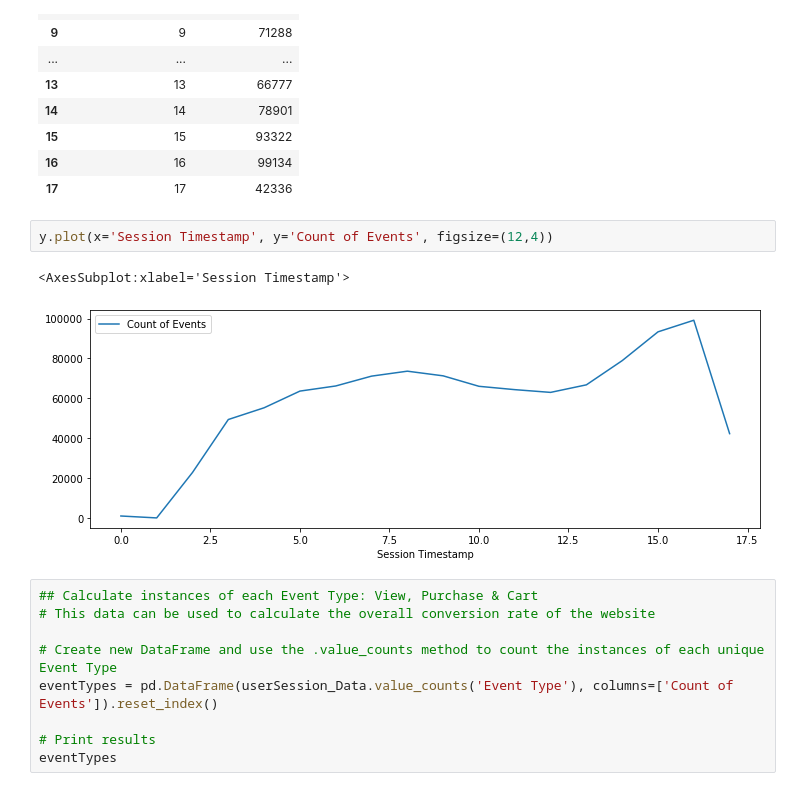
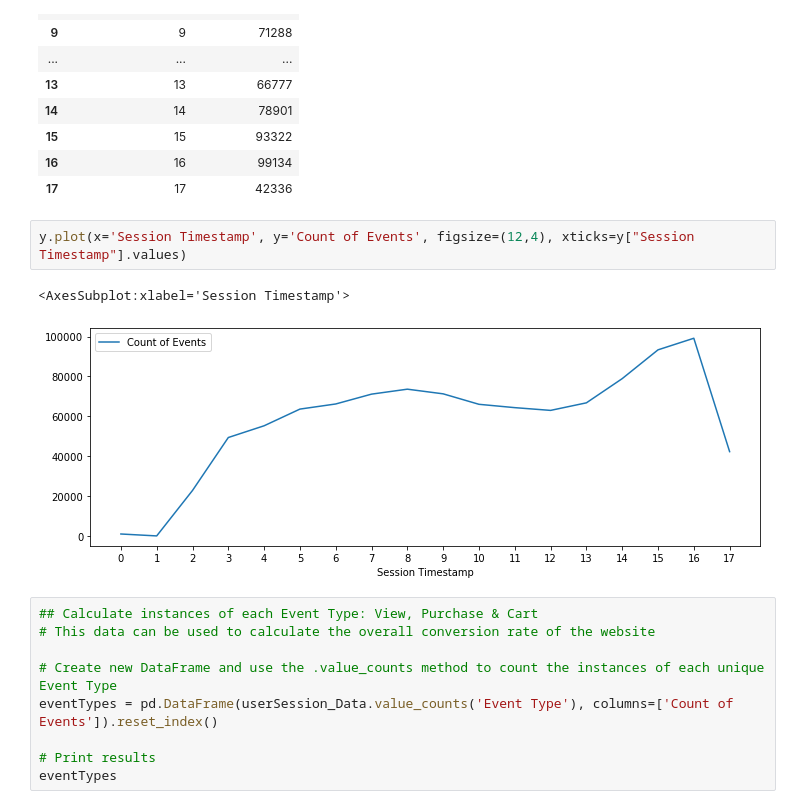
Before and after one commit to mjjohnson94/microFarm, a Jupyter notebook: User Session Analysis.ipynb, the cells around one changed output. Saved outputs shown, nothing was run; the diff lists cells and outputs as text.

```diff
--- a/User Session Analysis.ipynb
+++ b/User Session Analysis.ipynb
@@ -176,10 +176,10 @@ y
 | 16 | 16 | 99134 |
 | 17 | 17 | 42336 |
 # %%
-y.plot(x='Session Timestamp', y='Count of Events', figsize=(12,4))
+y.plot(x='Session Timestamp', y='Count of Events', figsize=(12,4), xticks=y["Session Timestamp"].values)
 # %% [output]
 <AxesSubplot:xlabel='Session Timestamp'>
-[figure, old version]
+[figure, new version]
 # %%
 ## Calculate instances of each Event Type: View, Purchase & Cart
 # This data can be used to calculate the overall conversion rate of the website
```
